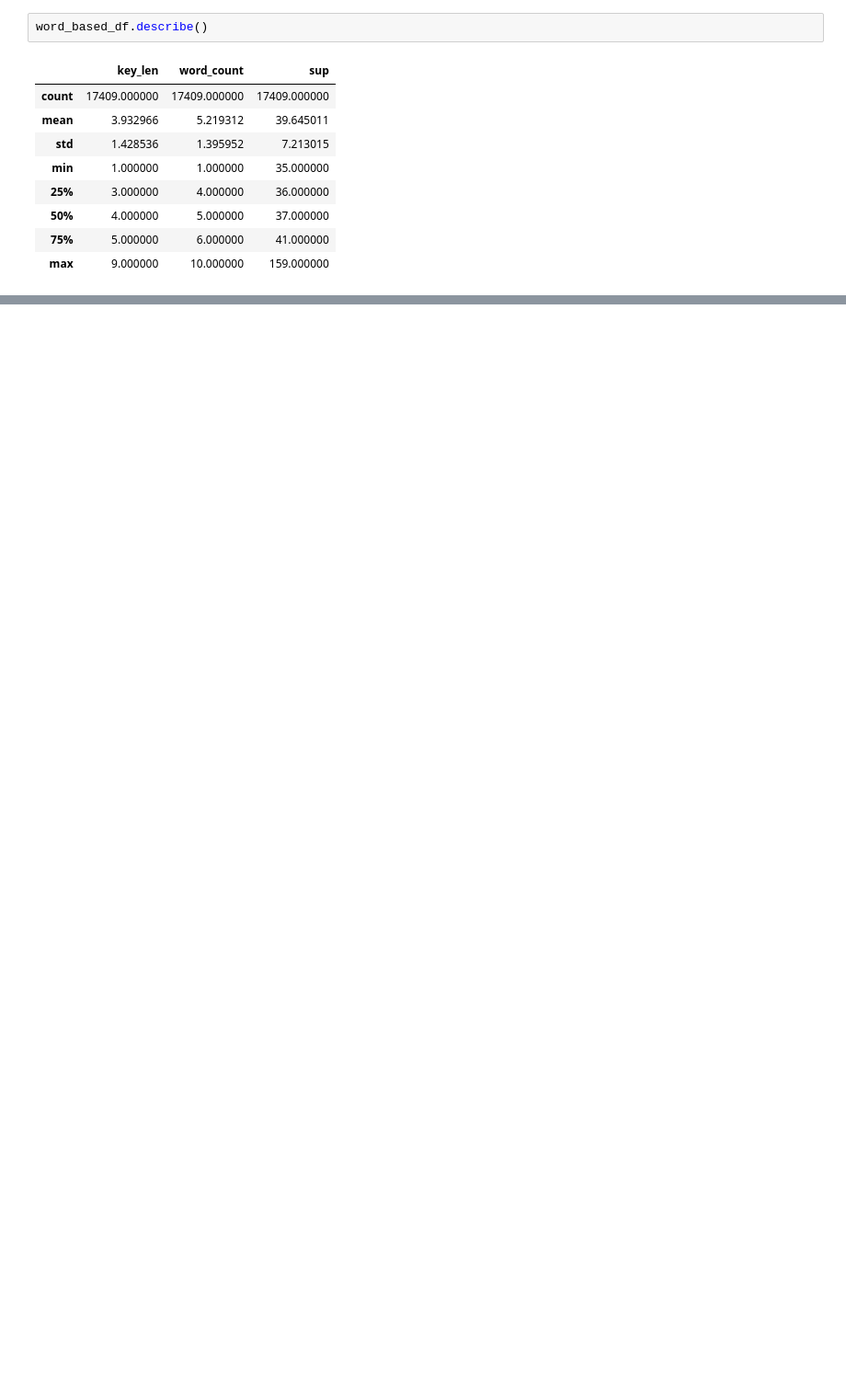
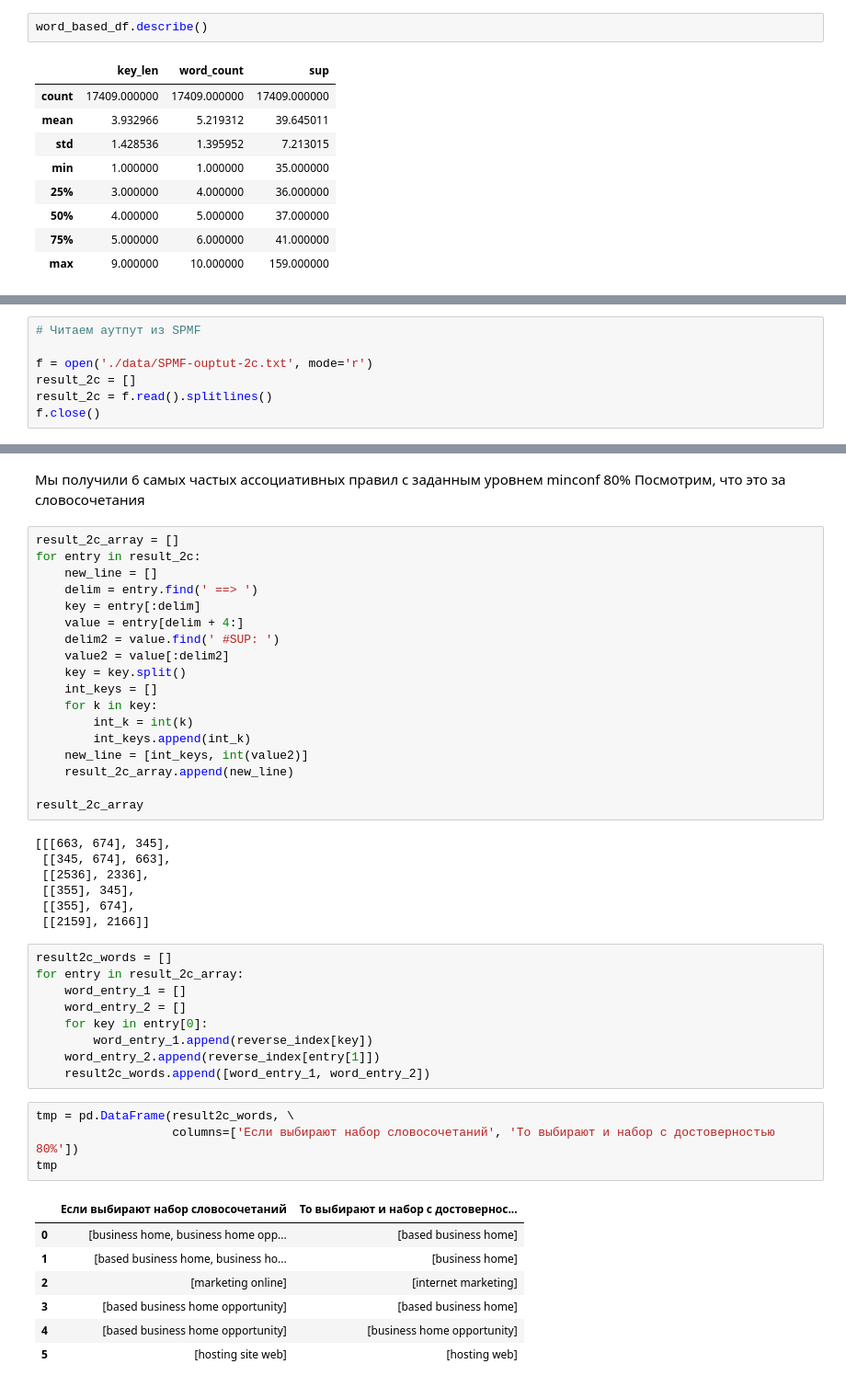
Before and after one commit to Dyomina/pattern-mining-hw, a Jupyter notebook: pattern-minimg-hw1.ipynb, the cells around one changed output, grey strips where cells are left out. Shown at 92% size. Drawn from its saved outputs; the diff is of its cells as text; blank space fills up the shorter version.

```diff
--- a/pattern-minimg-hw1.ipynb
+++ b/pattern-minimg-hw1.ipynb
@@ -261,0 +371,7 @@ word_based_df[word_based_df['word_count'] > 9]
+# %%
+# Читаем аутпут из SPMF
+
+f = open('./data/SPMF-ouptut-2c.txt', mode='r')
+result_2c = []
+result_2c = f.read().splitlines()
+f.close()
@@ -261,0 +394,49 @@ word_based_df[word_based_df['word_count'] > 9]
+# %% [markdown]
+Мы получили 6 самых частых ассоциативных правил  с заданным уровнем minconf 80%
+Посмотрим, что это за словосочетания
+# %%
+result_2c_array = []
+for entry in result_2c:
+    new_line = []
+    delim = entry.find(' ==> ')
+    key = entry[:delim]
+    value = entry[delim + 4:]
+    delim2 = value.find(' #SUP: ')
+    value2 = value[:delim2]
+    key = key.split()
+    int_keys = []
+    for k in key:
+        int_k = int(k)
+        int_keys.append(int_k)
+    new_line = [int_keys, int(value2)]
+    result_2c_array.append(new_line)
+
+result_2c_array
+# %% [output]
+[[[663, 674], 345],
+ [[345, 674], 663],
+ [[2536], 2336],
+ [[355], 345],
+ [[355], 674],
+ [[2159], 2166]]
+# %%
+result2c_words = []
+for entry in result_2c_array:
+    word_entry_1 = []
+    word_entry_2 = []
+    for key in entry[0]:
+        word_entry_1.append(reverse_index[key])
+    word_entry_2.append(reverse_index[entry[1]])
+    result2c_words.append([word_entry_1, word_entry_2])
+# %%
+tmp = pd.DataFrame(result2c_words, \
+                   columns=['Если выбирают набор словосочетаний', 'То выбирают и набор с достоверностью 80%'])
+tmp
+# %% [output]
+|  | Если выбирают набор словосочетаний | То выбирают и набор с достовернос... |
+| 0 | [business home, business home opp... | [based business home] |
+| 1 | [based business home, business ho... | [business home] |
+| 2 | [marketing online] | [internet marketing] |
+| 3 | [based business home opportunity] | [based business home] |
+| 4 | [based business home opportunity] | [business home opportunity] |
+| 5 | [hosting site web] | [hosting web] |
```
Also changed, not shown: parts of 35 cells of this notebook.
